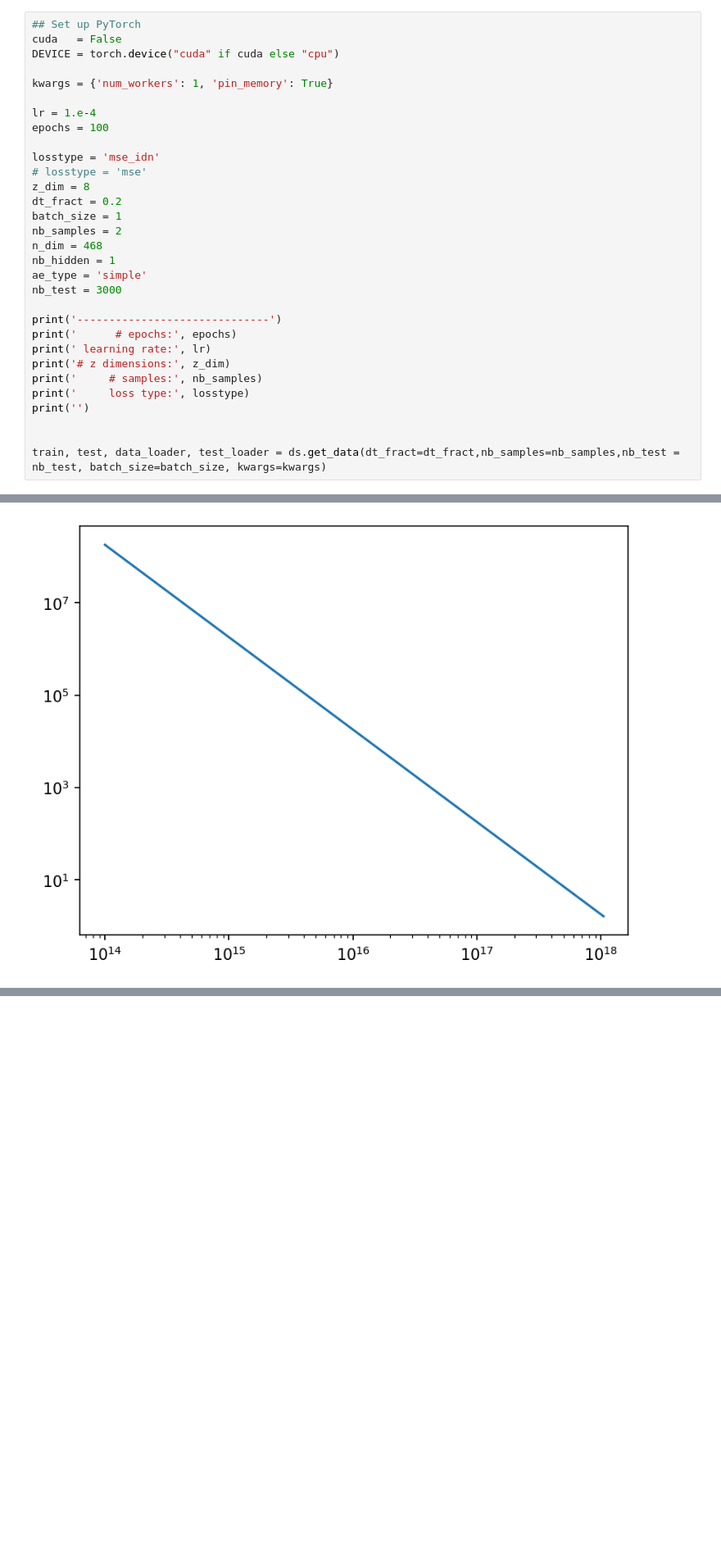
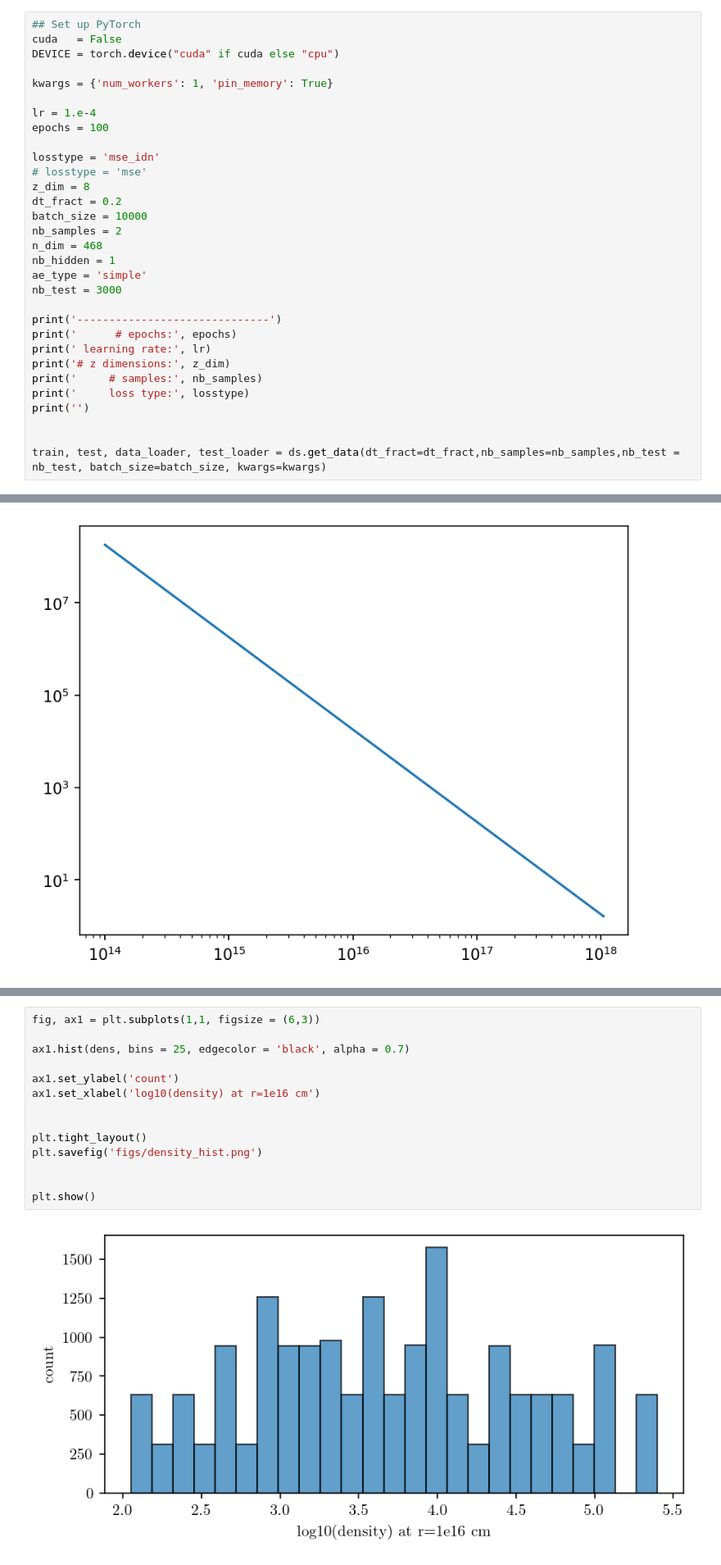
Before and after one commit to silkemaes/MACE, a Jupyter notebook: train2.0_dev.ipynb, the cells around one changed output, grey strips where cells are left out. Shown at 82% size. Drawn from its saved outputs; the diff is of its cells as text; blank space fills up the shorter version.

```diff
--- a/train2.0_dev.ipynb
+++ b/train2.0_dev.ipynb
@@ -292,7 +297,7 @@ losstype = 'mse_idn'
 # losstype = 'mse'
 z_dim = 8
 dt_fract = 0.2
-batch_size = 1
+batch_size = 10000
 nb_samples = 2
 n_dim = 468
 nb_hidden = 1
@@ -1663,0 +2268,16 @@ plt.loglog(mod.radius, mod.dens)
+# %%
+fig, ax1 = plt.subplots(1,1, figsize = (6,3))
+
+ax1.hist(dens, bins = 25, edgecolor = 'black', alpha = 0.7)
+
+ax1.set_ylabel('count')
+ax1.set_xlabel('log10(density) at r=1e16 cm')
+
+
+plt.tight_layout()
+plt.savefig('figs/density_hist.png')
+
+
+plt.show()
+# %% [output]
+[figure, added]
```
Also changed, not shown: parts of 23 cells of this notebook, 21 other files.
